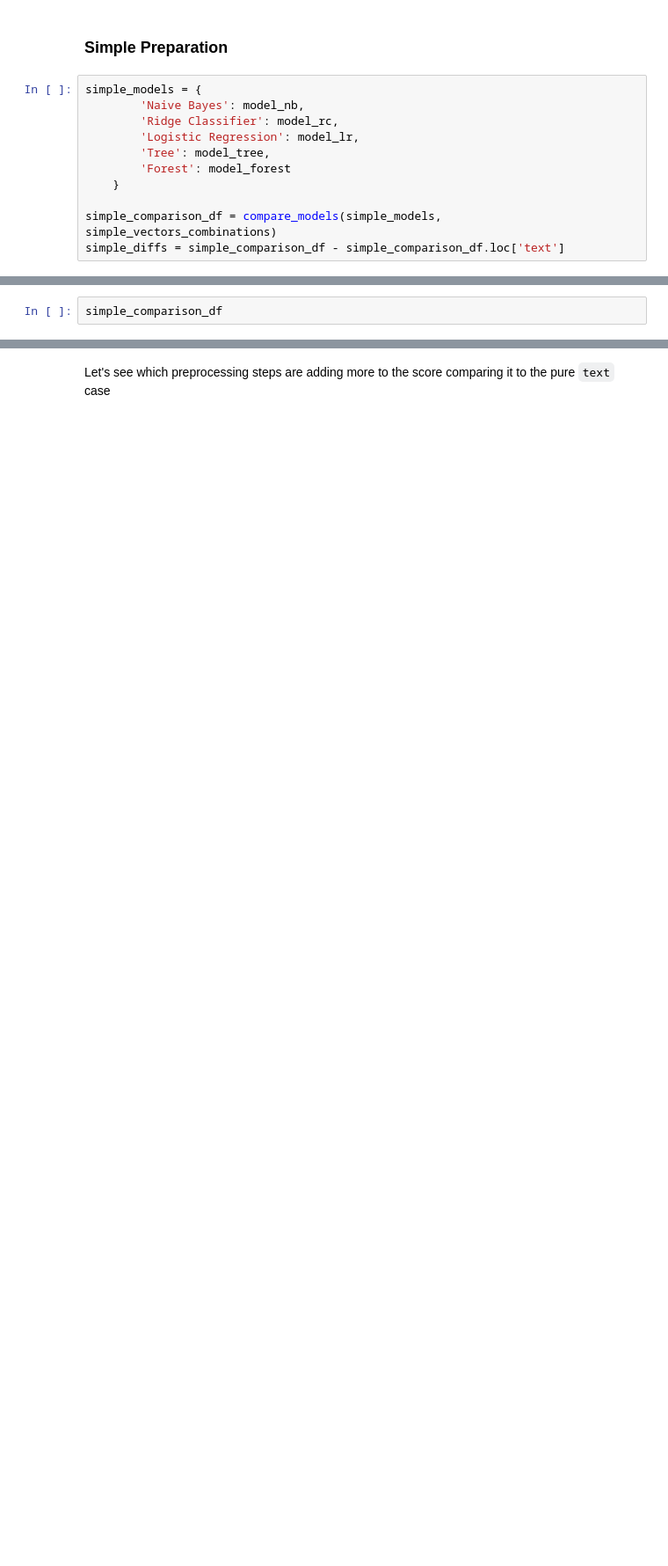
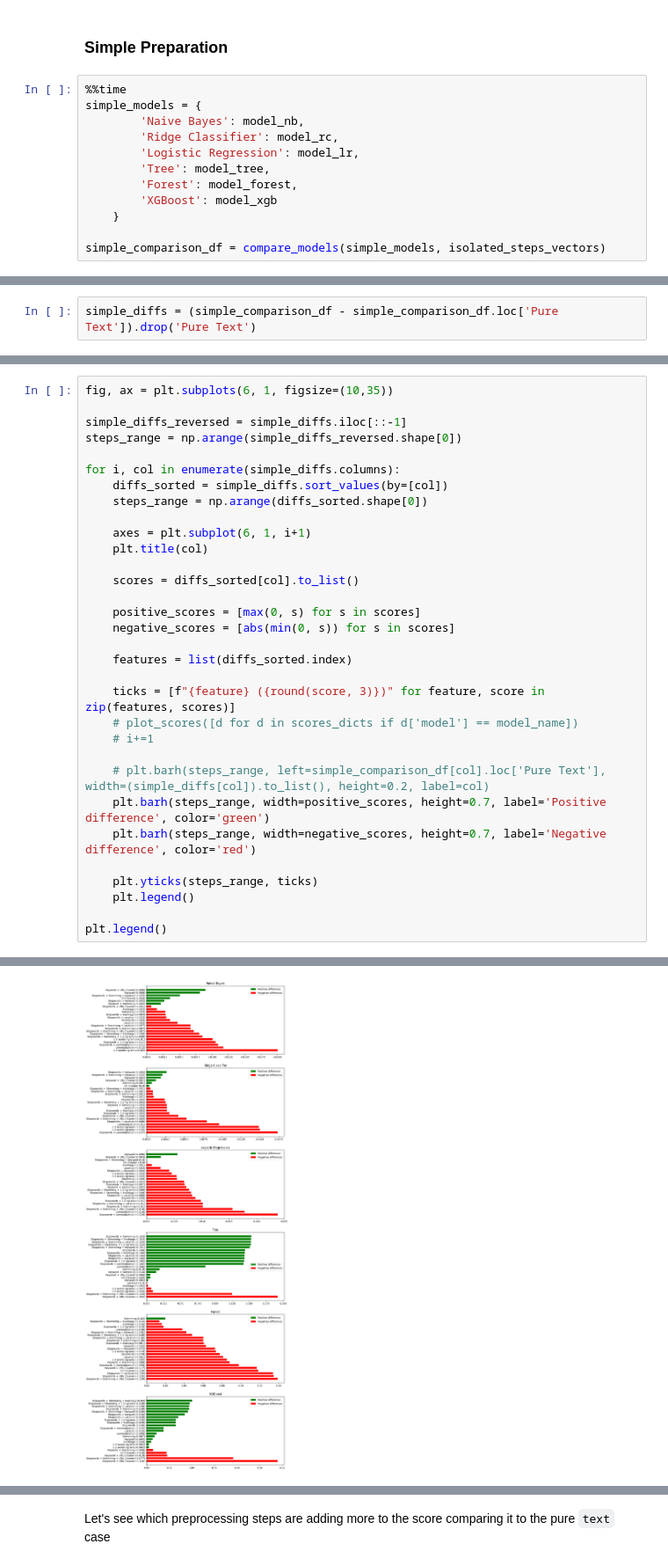
Before and after one commit to illyge/ml-zoomcamp-midterm-project, a Jupyter notebook: twitter_disasters.ipynb, the cells around one changed output, grey strips where cells are left out. Shown at 88% size. Drawn from its saved outputs; the diff is of its cells as text; blank space fills up the shorter version.

```diff
--- a/twitter_disasters.ipynb
+++ b/twitter_disasters.ipynb
@@ -797,13 +665,14 @@ def compare_models(models, vectors_combinations):
 # %% [markdown]
 ### Simple Preparation
 # %%
+%%time
 simple_models = {
         'Naive Bayes': model_nb,
         'Ridge Classifier': model_rc,
         'Logistic Regression': model_lr,
         'Tree': model_tree,
-        'Forest': model_forest
+        'Forest': model_forest,
+        'XGBoost': model_xgb
     }
 
-simple_comparison_df = compare_models(simple_models, simple_vectors_combinations)
-simple_diffs = simple_comparison_df - simple_comparison_df.loc['text']
+simple_comparison_df = compare_models(simple_models, isolated_steps_vectors)
@@ -810,2 +703,2 @@ simple_diffs = simple_comparison_df - simple_comparison_df.loc['text']
 # %%
-simple_comparison_df
+simple_diffs = (simple_comparison_df - simple_comparison_df.loc['Pure Text']).drop('Pure Text')
@@ -853,0 +705,33 @@ simple_diffs
+# %%
+fig, ax = plt.subplots(6, 1, figsize=(10,35))
+
+simple_diffs_reversed = simple_diffs.iloc[::-1]
+steps_range = np.arange(simple_diffs_reversed.shape[0])
+
+for i, col in enumerate(simple_diffs.columns):
+    diffs_sorted = simple_diffs.sort_values(by=[col])
+    steps_range = np.arange(diffs_sorted.shape[0])
+
+    axes = plt.subplot(6, 1, i+1)
+    plt.title(col)
+
+    scores = diffs_sorted[col].to_list()
+
+    positive_scores = [max(0, s) for s in scores]
+    negative_scores = [abs(min(0, s)) for s in scores]
+
+    features = list(diffs_sorted.index)
+
+    ticks = [f"{feature} ({round(score, 3)})" for feature, score in zip(features, scores)]
+    # plot_scores([d for d in scores_dicts if d['model'] == model_name])
+    # i+=1
+
+    # plt.barh(steps_range, left=simple_comparison_df[col].loc['Pure Text'], width=(simple_diffs[col]).to_list(), height=0.2, label=col)
+    plt.barh(steps_range, width=positive_scores, height=0.7, label='Positive difference', color='green')
+    plt.barh(steps_range, width=negative_scores, height=0.7, label='Negative difference', color='red')
+
+    plt.yticks(steps_range, ticks)
+    plt.legend()
+
+plt.legend()
+# %% [output]
@@ -853,0 +739 @@ simple_diffs
+[figure, added]
```
Also changed, not shown: parts of 38 cells of this notebook.
